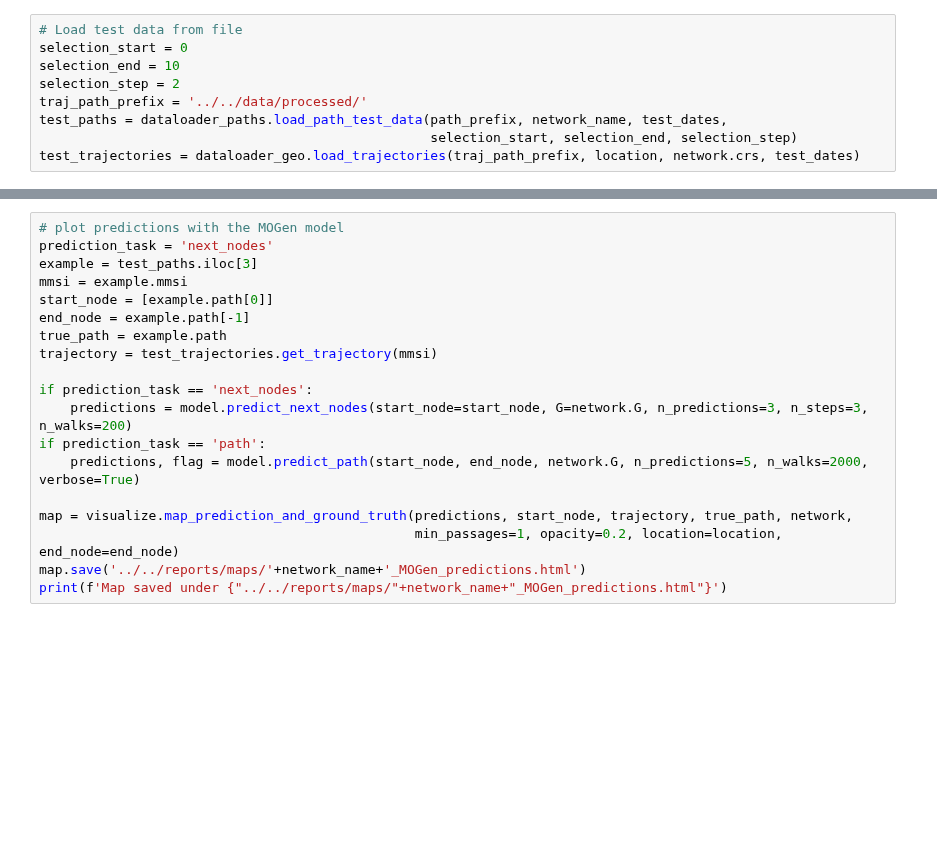
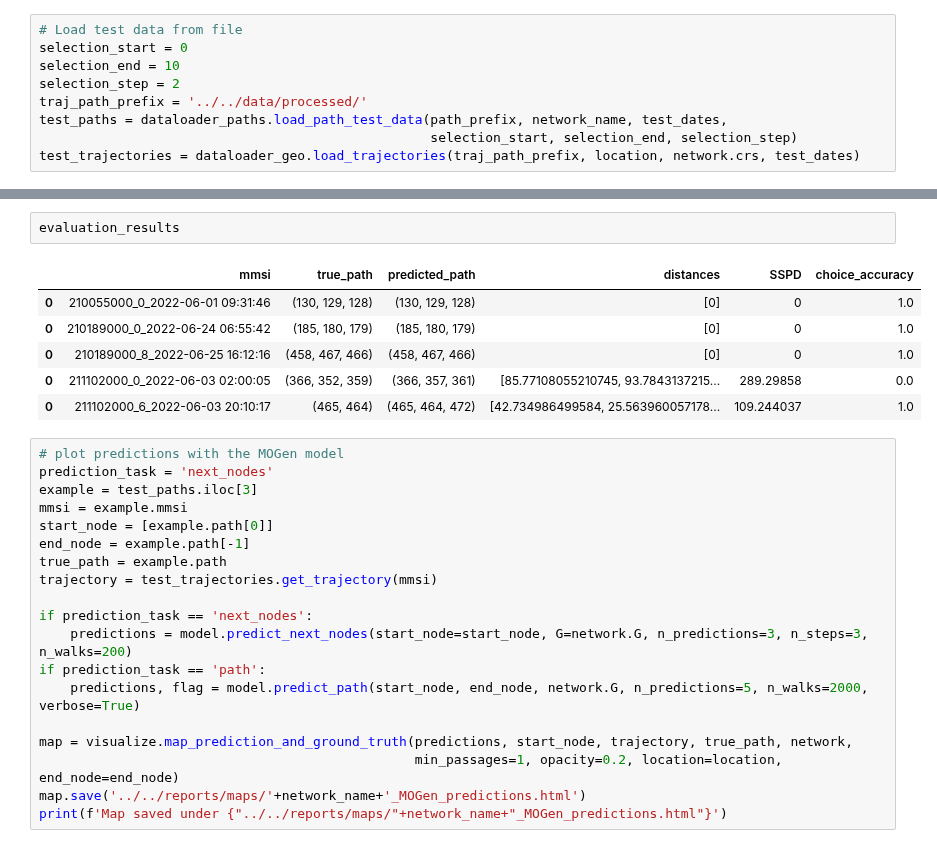
Before and after one commit to vhffm/maritime_route_prediction, a Jupyter notebook: src/models/M3_predict_MOGen.ipynb, the cells around one changed output, grey strips where cells are left out. Drawn from its saved outputs; the diff is of its cells as text; blank space fills up the shorter version.

```diff
--- a/src/models/M3_predict_MOGen.ipynb
+++ b/src/models/M3_predict_MOGen.ipynb
@@ -116,3 +116,12 @@ Mean choice_accuracy: 0.7717
+# %%
+evaluation_results
+# %% [output]
+|  | mmsi | true_path | predicted_path | distances | SSPD | choice_accuracy |
+| 0 | 210055000_0_2022-06-01 09:31:46 | (130, 129, 128) | (130, 129, 128) | [0] | 0 | 1.0 |
+| 0 | 210189000_0_2022-06-24 06:55:42 | (185, 180, 179) | (185, 180, 179) | [0] | 0 | 1.0 |
+| 0 | 210189000_8_2022-06-25 16:12:16 | (458, 467, 466) | (458, 467, 466) | [0] | 0 | 1.0 |
+| 0 | 211102000_0_2022-06-03 02:00:05 | (366, 352, 359) | (366, 357, 361) | [85.77108055210745, 93.7843137215... | 289.29858 | 0.0 |
+| 0 | 211102000_6_2022-06-03 20:10:17 | (465, 464) | (465, 464, 472) | [42.734986499584, 25.563960057178... | 109.244037 | 1.0 |
 # %%
 # plot predictions with the MOGen model
 prediction_task = 'next_nodes'
```
Also changed, not shown: parts of 2 cells of this notebook, 8 other files.
